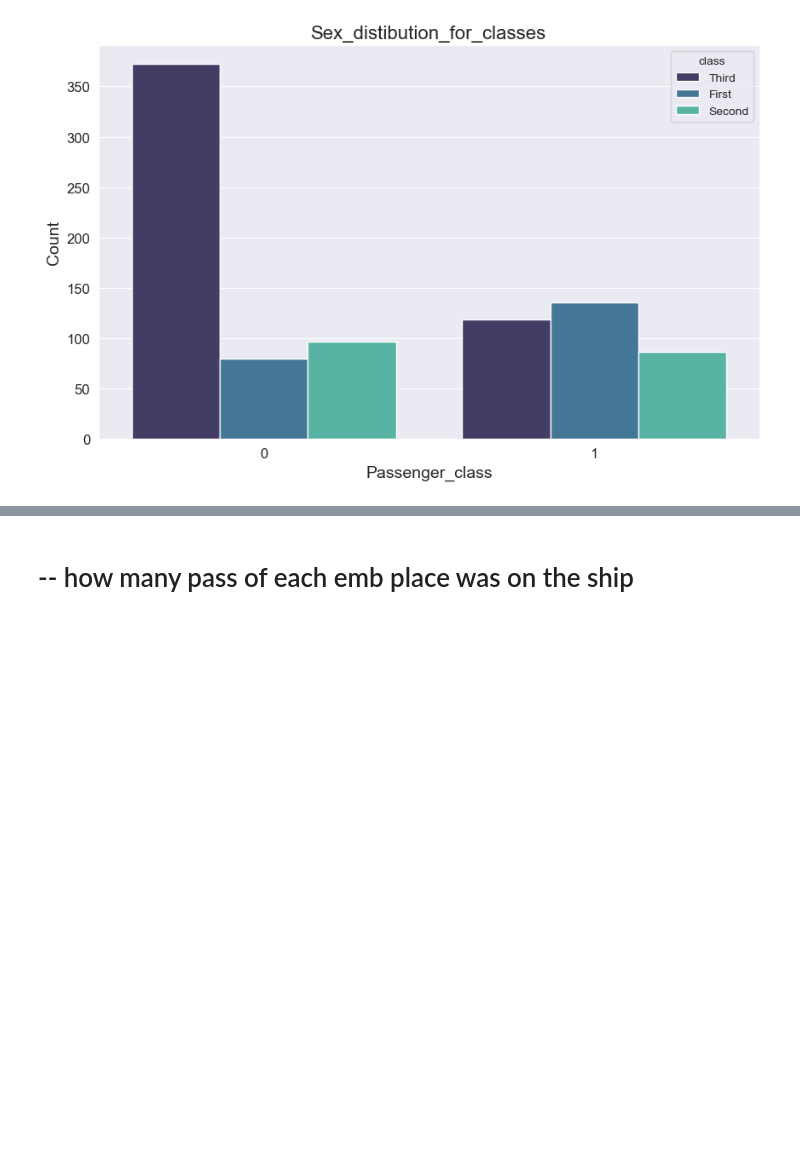
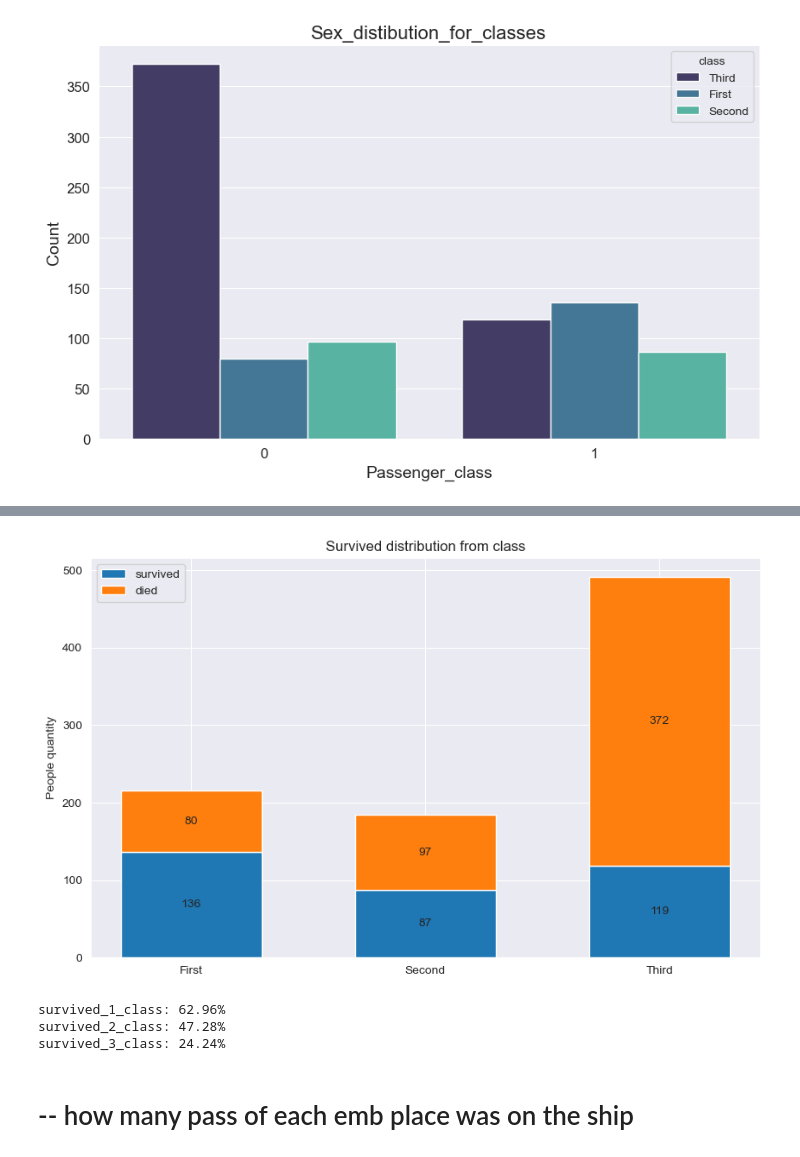
Before and after one commit to 88alexinho/titanic_full_cycle_project, a Jupyter notebook: full_cycle_project.ipynb, the cells around one changed output, grey strips where cells are left out. Cells and saved outputs as stored; diff of their text form; code cells hidden in the pictures; blank space fills up the shorter version.

```diff
--- a/full_cycle_project.ipynb
+++ b/full_cycle_project.ipynb
@@ -269,3 +326,42 @@ plt.show()
+# %%
+# full quantity and quantity of class
+first_total = len(titanic_df.loc[(titanic_df['class'] == 'First')])
+second_total = len(titanic_df.loc[(titanic_df['class'] == 'Second')])
+third_total = len(titanic_df.loc[(titanic_df['class'] == 'Third')])
+first_survived = len(titanic_df.loc[((titanic_df['class'] == 'First') & (titanic_df['survived'] == 1))])
+second_survived = len(titanic_df.loc[((titanic_df['class'] == 'Second') & (titanic_df['survived'] == 1))])
+third_survived = len(titanic_df.loc[((titanic_df['class'] == 'Third') & (titanic_df['survived'] == 1))])
+
+#vizualize
+survivors_counts = {
+    'survived': [first_survived, second_survived, third_survived],
+    'died': [first_total-first_survived, second_total-second_survived, third_total-third_survived]
+}
+
+fig, ax = plt.subplots(figsize=(10, 6))
+bottom = np.zeros(3)
+
+for key, count in survivors_counts.items():
+    p = ax.bar(('First', 'Second', 'Third'), count, width=0.6, label=key, bottom=bottom)
+    bottom += count
+    ax.bar_label(p, label_type='center')
+
+ax.set_title('Survived distribution from class')
+ax.set_ylabel('People quantity')
+ax.legend()
+plt.show()
+# %% [output]
+[figure, added]
+# %%
+#percentage
+print(f'''survived_1_class: {round(first_survived*100/first_total, 2)}%
+survived_2_class: {round(second_survived*100/second_total, 2)}%
+survived_3_class: {round(third_survived*100/third_total, 2)}%
+''')
+# %% [output]
+survived_1_class: 62.96%
+survived_2_class: 47.28%
+survived_3_class: 24.24%
 # %% [markdown]
 # -- how many pass of each emb place was on the ship
 # %%
```
Also changed, not shown: parts of 8 cells of this notebook, 3 other files.
